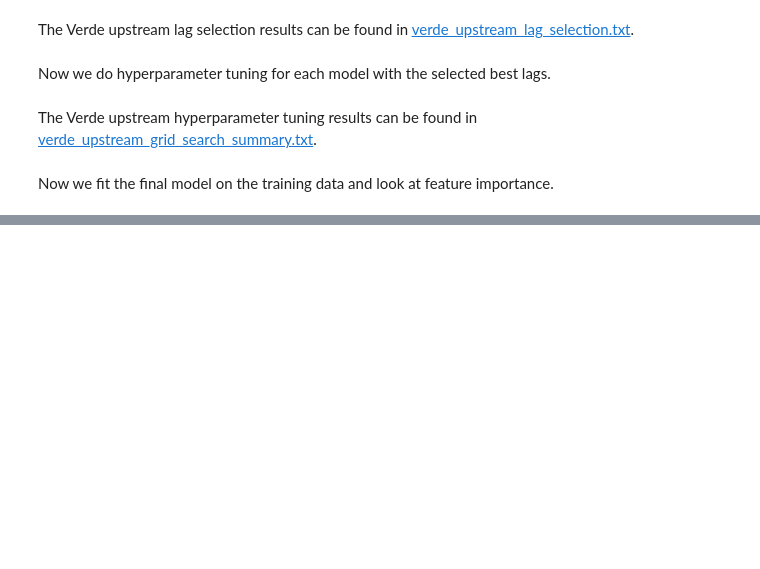
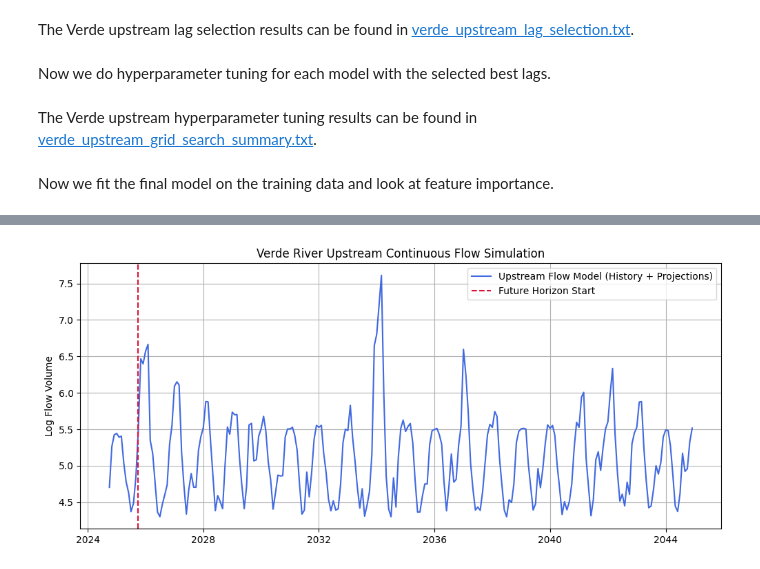
Before and after one commit to Erdos-Projects/summer26-water-use-sustainability, a Jupyter notebook: Code/03_verde_modeling.ipynb, the cells around one changed output, grey strips where cells are left out. Cells and saved outputs as stored; diff of their text form; code cells hidden in the pictures; blank space fills up the shorter version.

Commit message:
Edited 03_verde_modeling, added 04_confidence_intervals

```diff
--- a/Code/03_verde_modeling.ipynb
+++ b/Code/03_verde_modeling.ipynb
@@ -763,9 +764,9 @@ df_model_train = df_train.dropna(subset=all_cols_needed).reset_index(drop=True)
 # ==========================================
 # 3. MODEL INITIALIZATION & TRAINING
 # ==========================================
-model = GradientBoostingRegressor(max_depth=3, n_estimators=100)
+verde_upstream_model = GradientBoostingRegressor(max_depth=3, n_estimators=100)
 
-model.fit(df_model_train[verde_upstream_features], df_model_train[target])
+verde_upstream_model.fit(df_model_train[verde_upstream_features], df_model_train[target])
 
 print("Model trained successfully on the historical data matrix!")
 print()
@@ -775,7 +776,7 @@ print()
 # ==========================================
 
 print("Model feature importances:")
-model_importances = {v: float(model.feature_importances_[i]) for (i,v) in enumerate(verde_upstream_features)}
+model_importances = {v: float(verde_upstream_model.feature_importances_[i]) for (i,v) in enumerate(verde_upstream_features)}
 sorted_model_importances = dict(sorted(model_importances.items(), key= lambda item: item[1], reverse=True))
 
 sorted_model_importances
@@ -789,0 +835,34 @@ Model feature importances:
+# %%
+future_predictions = []
+
+verde_upstream_features = [
+    "Temp_Verde",
+    "Precip_Verde",
+    "log_flow_verde_upstream_lag_1",
+    "log_flow_verde_upstream_lag_11"
+]
+
+for i in range(12,len(df_combined.Time)):
+    df_combined.loc[i,'log_flow_verde_upstream_lag_1'] = df_combined.loc[i-1,'log_flow_verde_upstream']
+    df_combined.loc[i,'log_flow_verde_upstream_lag_11'] = df_combined.loc[i-11,'log_flow_verde_upstream']
+    df_combined.loc[i,'log_flow_verde_upstream'] = verde_upstream_model.predict(df_combined[verde_upstream_features].iloc[[i]])[0]
+
+
+# ==========================================
+# 2. PLOTTING THE OUTPUT
+# ==========================================
+plt.figure(figsize=(12, 5))
+plt.plot(
+    pd.to_datetime(df_combined["Time"]),
+    df_combined["log_flow_verde_upstream"],
+    label="Upstream Flow Model (History + Projections)",
+    color="royalblue"
+)
+plt.axvline(pd.to_datetime(df_combined["Time"].iloc[12]), color="crimson", linestyle="--", label="Future Horizon Start")
+plt.title("Verde River Upstream Continuous Flow Simulation")
+plt.ylabel("Log Flow Volume")
+plt.grid(True)
+plt.legend()
+plt.show()
+# %% [output]
+[figure, added]
```
Also changed, not shown: parts of 3 cells of this notebook, 1 other file.
